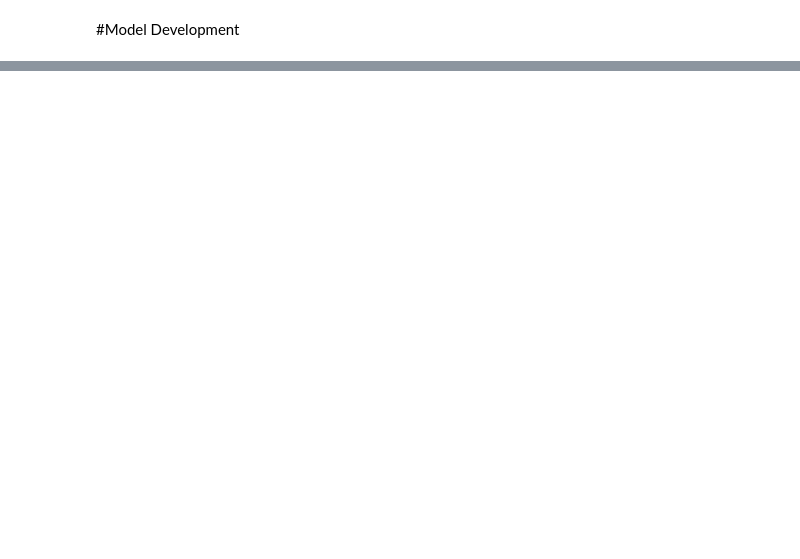
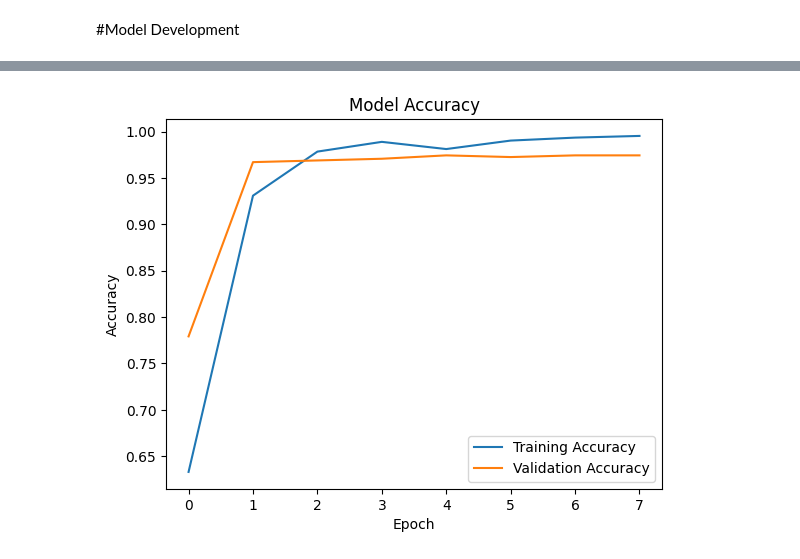
Before and after one commit to Afsoon-Ghazanfari/DataScienceRoadMap, a Jupyter notebook: 5_Detecting_Spam_Emails_by_Tensorflow.ipynb, the cells around one changed output, grey strips where cells are left out. Saved outputs shown, nothing was run; the diff lists cells and outputs as text; code cells hidden in the pictures; blank space fills up the shorter version.

```diff
--- a/5_Detecting_Spam_Emails_by_Tensorflow.ipynb
+++ b/5_Detecting_Spam_Emails_by_Tensorflow.ipynb
@@ -173,3 +172,13 @@ test_sequences = tokenizer.texts_to_sequences(X_test)
 max_len = 100  # maximum sequence length
 train_sequences = pad_sequences(train_sequences, maxlen=max_len, padding='post', truncating='post')
 test_sequences=pad_sequences(test_sequences, maxlen=max_len, padding='post', truncating='post')
+# %%
+#Building the model
+model = tf.keras.models.Sequential()
+model.add(Embedding(input_dim=len(tokenizer.index_word)+1, output_dim=32, input_length=max_len))
+model.add(LSTM(16))
+model.add(Dense(32, activation='relu'))
+model.add(Dense(1, activation='sigmoid'))
+
+#Print the model summary
+model.summary()
@@ -175,0 +203,10 @@ test_sequences=pad_sequences(test_sequences, maxlen=max_len, padding='post', tru
+# %%
+#Compiling the model
+model.compile(loss='binary_crossentropy', optimizer='adam', metrics=['accuracy'])
+# %%
+#Creating callbacks
+es = EarlyStopping(patience=3, monitor = 'val_accuracy', restore_best_weights = True)
+lr = ReduceLROnPlateau(patience = 2, monitor = 'val_loss', factor = 0.5, verbose = 0)
+# %%
+#Training the model
+history=model.fit(train_sequences, y_train, validation_data=(test_sequences, y_test), callbacks=[es,lr], epochs=20, batch_size=32)
@@ -175,0 +268,13 @@ test_sequences=pad_sequences(test_sequences, maxlen=max_len, padding='post', tru
+# %%
+#Ploting the model accuracy
+plt.plot(history.history['accuracy'], label='Training Accuracy')
+plt.plot(history.history['val_accuracy'], label='Validation Accuracy')
+#plt.ylim(0.9, 1)
+#plt.xlim(0, 10)
+plt.title('Model Accuracy')
+plt.ylabel('Accuracy')
+plt.xlabel('Epoch')
+plt.legend()
+plt.show()
+# %% [output]
+[figure, added]
```
Also changed, not shown: parts of 11 cells of this notebook.
